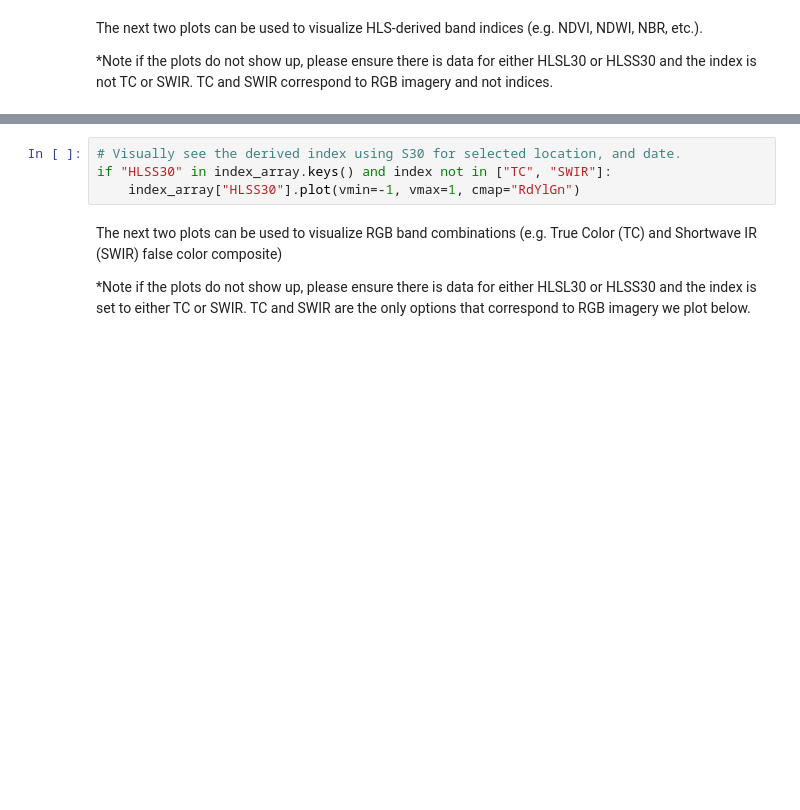
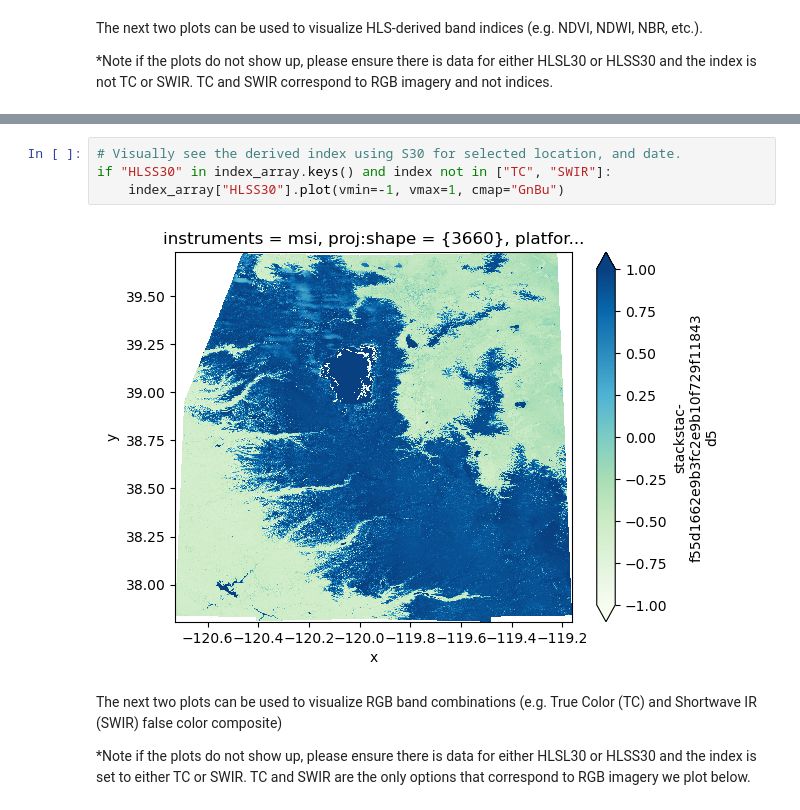
Before and after one commit to NASA-IMPACT/summer-school-2023, a Jupyter notebook: chapter-2/hls_applications_example.ipynb, the cells around one changed output, grey strips where cells are left out. Saved outputs shown, nothing was run; the diff lists cells and outputs as text; blank space fills up the shorter version.

```diff
--- a/chapter-2/hls_applications_example.ipynb
+++ b/chapter-2/hls_applications_example.ipynb
@@ -366,7 +369,9 @@ if "HLSL30" in index_array.keys() and index not in ["TC", "SWIR"]:
 # %%
 # Visually see the derived index using S30 for selected location, and date.
 if "HLSS30" in index_array.keys() and index not in ["TC", "SWIR"]:
-    index_array["HLSS30"].plot(vmin=-1, vmax=1, cmap="RdYlGn")
+    index_array["HLSS30"].plot(vmin=-1, vmax=1, cmap="GnBu")
+# %% [output]
+[figure, added]
 # %% [markdown]
 The next two plots can be used to visualize RGB band combinations (e.g. True Color (TC) and Shortwave IR (SWIR) false color composite)
 
```
Also changed, not shown: parts of 9 cells of this notebook.
